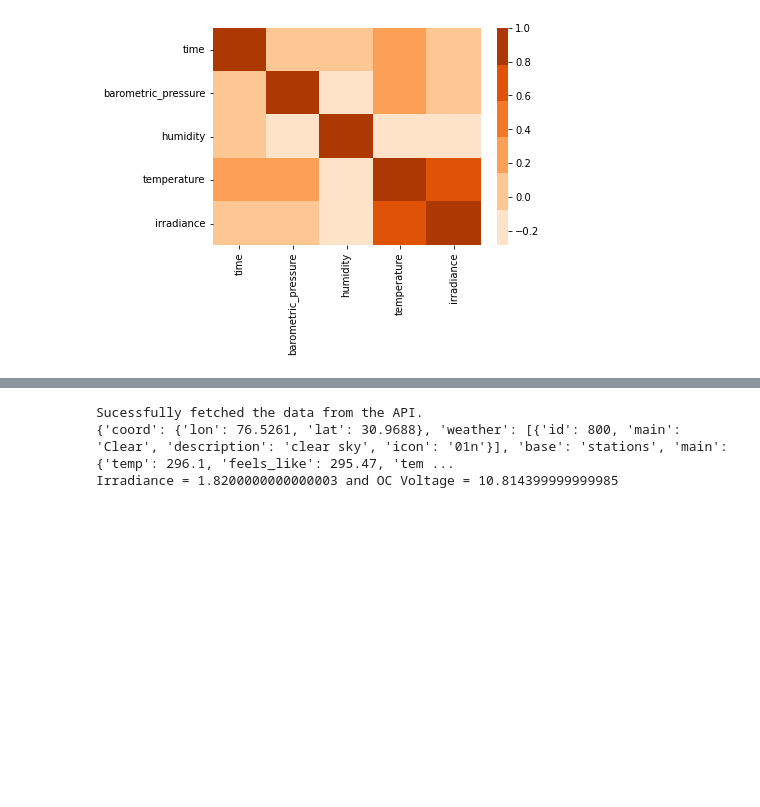
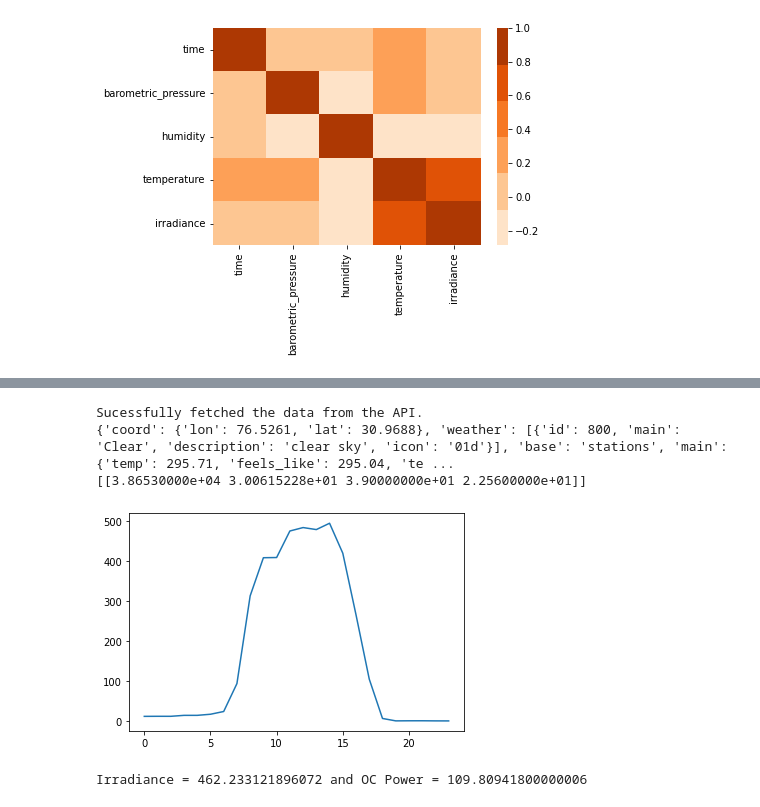
Before and after one commit to BTP-2022-23/ev-charging-estimate, a Jupyter notebook: solarmodel.ipynb, the cells around one changed output, grey strips where cells are left out. Drawn from its saved outputs; the diff is of its cells as text; code cells hidden in the pictures; blank space fills up the shorter version.

```diff
--- a/solarmodel.ipynb
+++ b/solarmodel.ipynb
@@ -209,16 +170,44 @@ def API_handler(lat=30.9688367,lon=76.526088):
     currHumidity = fetched_data['main']['humidity']
     # print(currTime)
     return np.array([[currTime,currPress,currHumidity,currTemp]])
+# %%
+# Function to normalize the API data
+def normalize_api_data(api_data, minPress, maxPress, minHum, maxHum, minTemp, maxTemp):
+    tim = api_data[0][0]/(24*3600)
+    pres = (api_data[0][1]-minPress)/(maxPress-minPress)
+    hum = (api_data[0][2]-minHum)/(maxHum-minHum)
+    temp = (api_data[0][3]-minTemp)/(maxTemp-minTemp)
+
+    return [[tim, pres, hum, temp]]
+
+# Function to verify the tuning via 24-hr plot
+def plot_timewise(data):
+    data2 = np.copy(data)
+    res = []
+    for i in range(0,86400,3600):
+        data2[0][0]=i/(24*3600)
+        irr = irradiance_model.predict(data2)[0]*irr_base
+        res.append(irr)
+    data2[0][0]=1
+    plt.plot(range(0,24,1),res)
+# %%
+# Tuning of API data
+api_data = API_handler()
+print(api_data)
+api_data = normalize_api_data(api_data, 20, 40, 30, 50, 15, 32)
+plot_timewise(api_data)
+# %% [output]
+Sucessfully fetched the data from the API.
+{'coord': {'lon': 76.5261, 'lat': 30.9688}, 'weather': [{'id': 800, 'main': 'Clear', 'description': 'clear sky', 'icon': '01d'}], 'base': 'stations', 'main': {'temp': 295.71, 'feels_like': 295.04, 'te ...
+[[3.86530000e+04 3.00615228e+01 3.90000000e+01 2.25600000e+01]]
+[figure, added]
 # %%
-api_data = API_handler()
+# Predicting the Irradiance and Power at MPPT.
 
-# Predicting the Irradiance and Voltge.
-irr = irradiance_model.predict(api_data)[0]
-vol = voltage_model.predict([[api_data[0][-1],irr]])[0]
-vol = mat_model.predict([[api_data[0][-1],irr]])[0]
+irr = irradiance_model.predict(api_data)[0]*irr_base
+# vol = voltage_model.predict([[api_data[0][-1],irr]])[0]
+pow = mat_model.predict([[api_data[0][-1],irr]])[0]
 
-print(f"Irradiance = {irr} and OC Voltage = {vol}")
+print(f"Irradiance = {irr} and OC Power = {pow}")
 # %% [output]
-Sucessfully fetched the data from the API.
-{'coord': {'lon': 76.5261, 'lat': 30.9688}, 'weather': [{'id': 800, 'main': 'Clear', 'description': 'clear sky', 'icon': '01n'}], 'base': 'stations', 'main': {'temp': 296.1, 'feels_like': 295.47, 'tem ...
-Irradiance = 1.8200000000000003 and OC Voltage = 10.814399999999985
+Irradiance = 462.233121896072 and OC Power = 109.80941800000006
```
Also changed, not shown: parts of 6 cells of this notebook, 1 other file.
